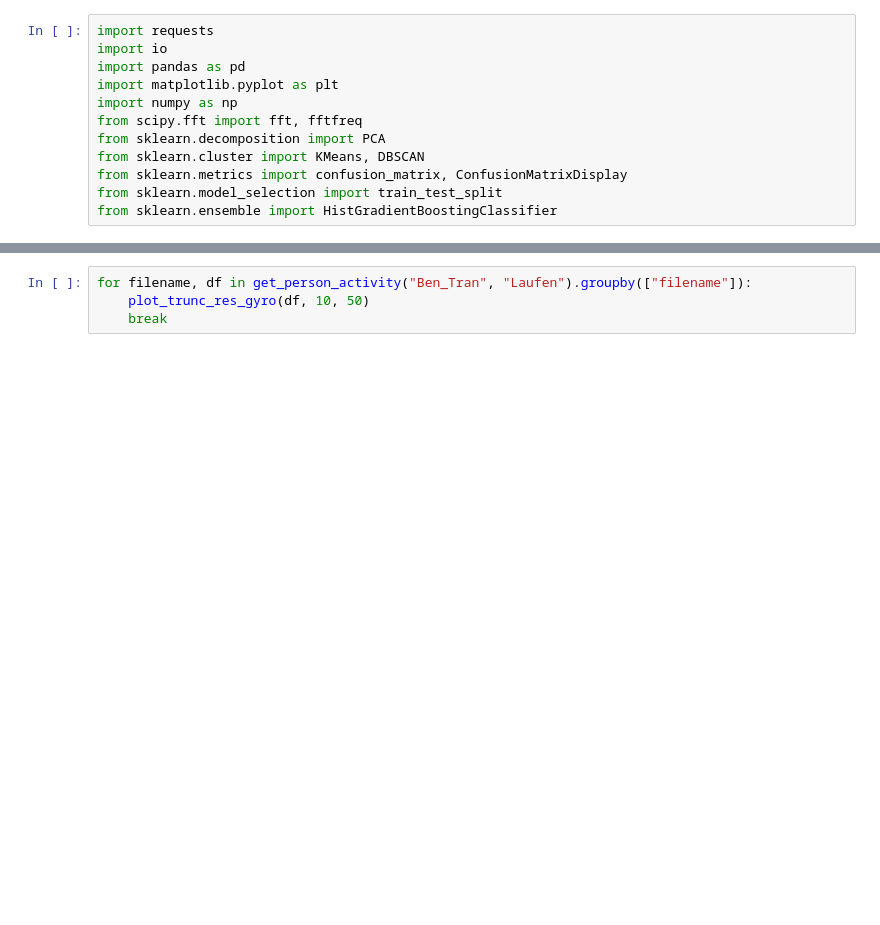
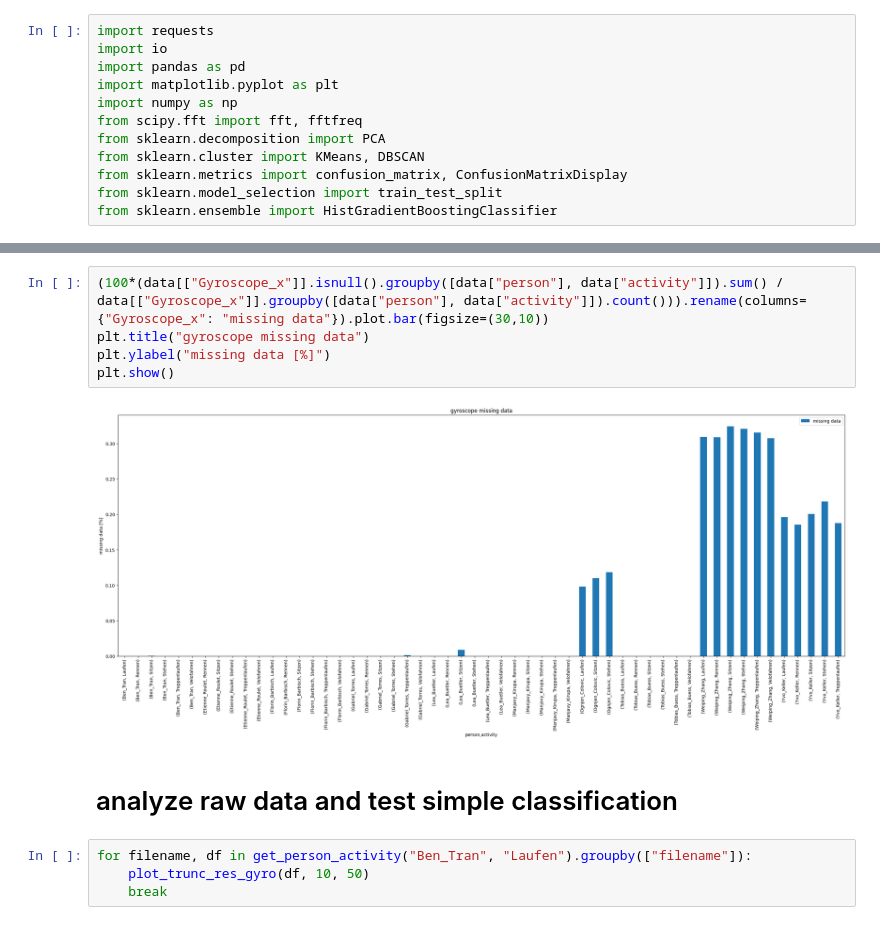
Before and after one commit to Sensor-Based-Activity-Recognition/explorative-data-analysis, a Jupyter notebook: eda_gyroscope.ipynb, the cells around one changed output, grey strips where cells are left out. Drawn from its saved outputs; the diff is of its cells as text; blank space fills up the shorter version.

```diff
--- a/eda_gyroscope.ipynb
+++ b/eda_gyroscope.ipynb
@@ -108,3 +269,12 @@ def plot_trunc_res_gyro_norm(df:pd.DataFrame, len_s = 60, resample_freq_Hz = 50)
+# %%
+(100*(data[["Gyroscope_x"]].isnull().groupby([data["person"], data["activity"]]).sum() / data[["Gyroscope_x"]].groupby([data["person"], data["activity"]]).count())).rename(columns={"Gyroscope_x": "missing data"}).plot.bar(figsize=(30,10))
+plt.title("gyroscope missing data")
+plt.ylabel("missing data [%]")
+plt.show()
+# %% [output]
+[figure, added]
+# %% [markdown]
+# analyze raw data and test simple classification
 # %%
 for filename, df in get_person_activity("Ben_Tran", "Laufen").groupby(["filename"]):
     plot_trunc_res_gyro(df, 10, 50)
```
Also changed, not shown: parts of 9 cells of this notebook, 1 other file.
